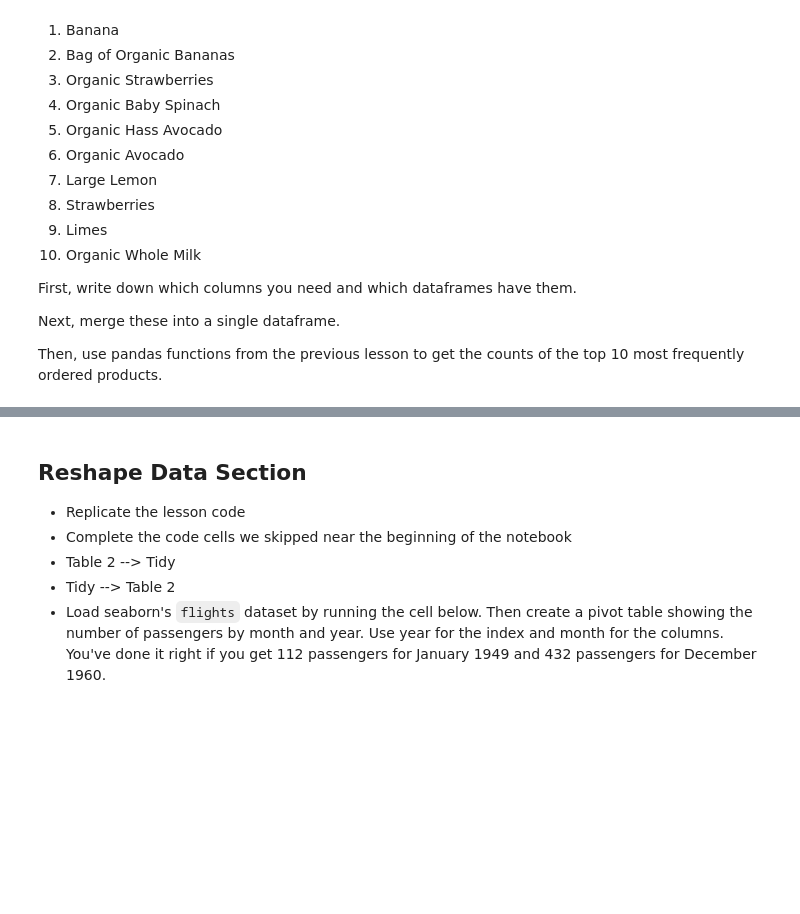
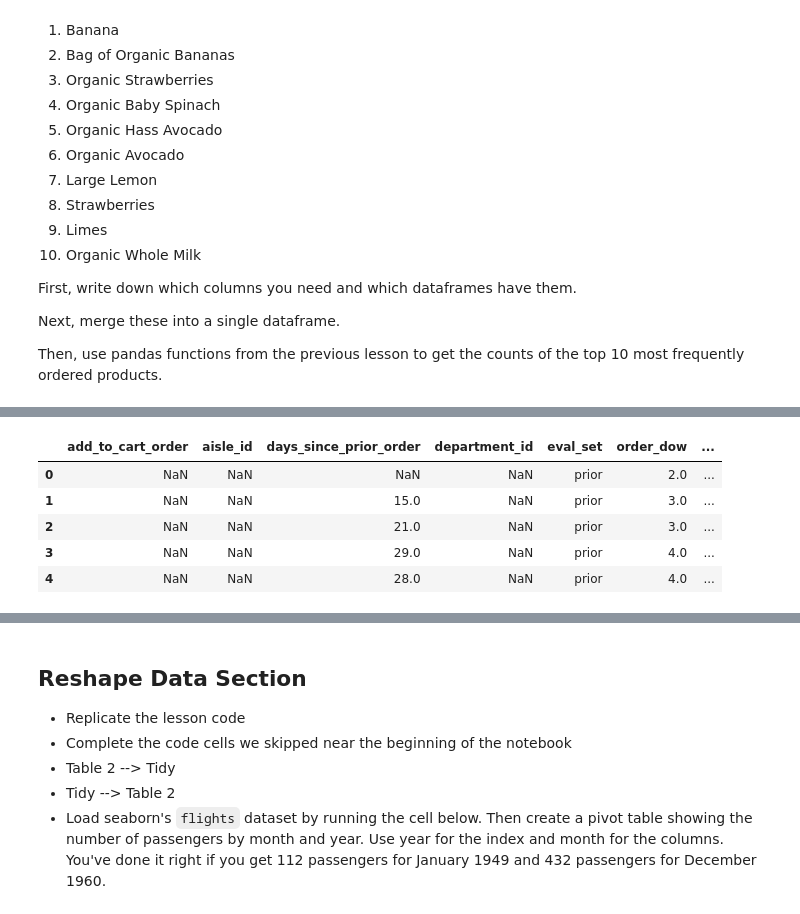
Before and after one commit to bloominstituteoftechnology/DS-Unit-1-Sprint-2-Data-Wrangling-and-Storytelling, a Jupyter notebook: module1-join-and-reshape-data/LS_DS_121_Join_and_Reshape_Data_Assignment.ipynb, the cells around one changed output, grey strips where cells are left out. Saved outputs shown, nothing was run; the diff lists cells and outputs as text; code cells hidden in the pictures; blank space fills up the shorter version.

```diff
--- a/module1-join-and-reshape-data/LS_DS_121_Join_and_Reshape_Data_Assignment.ipynb
+++ b/module1-join-and-reshape-data/LS_DS_121_Join_and_Reshape_Data_Assignment.ipynb
@@ -95,0 +202,9 @@ Then, use pandas functions from the previous lesson to get the counts of the top
+# %%
+top_10.head()
+# %% [output]
+|  | add_to_cart_order | aisle_id | days_since_prior_order | department_id | eval_set | order_dow | ... |
+| 0 | NaN | NaN | NaN | NaN | prior | 2.0 | ... |
+| 1 | NaN | NaN | 15.0 | NaN | prior | 3.0 | ... |
+| 2 | NaN | NaN | 21.0 | NaN | prior | 3.0 | ... |
+| 3 | NaN | NaN | 29.0 | NaN | prior | 4.0 | ... |
+| 4 | NaN | NaN | 28.0 | NaN | prior | 4.0 | ... |
```
Also changed, not shown: parts of 21 cells of this notebook.
